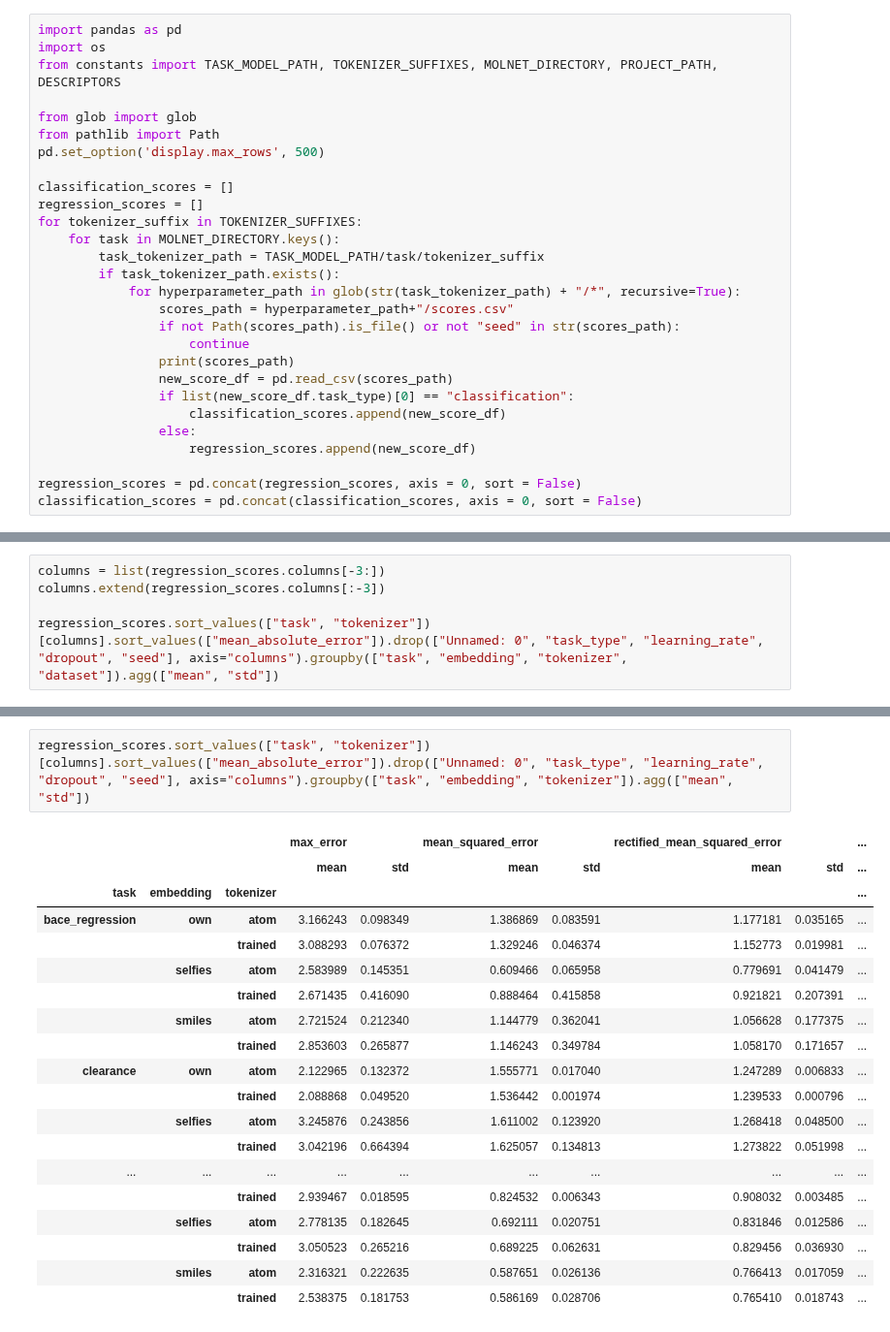
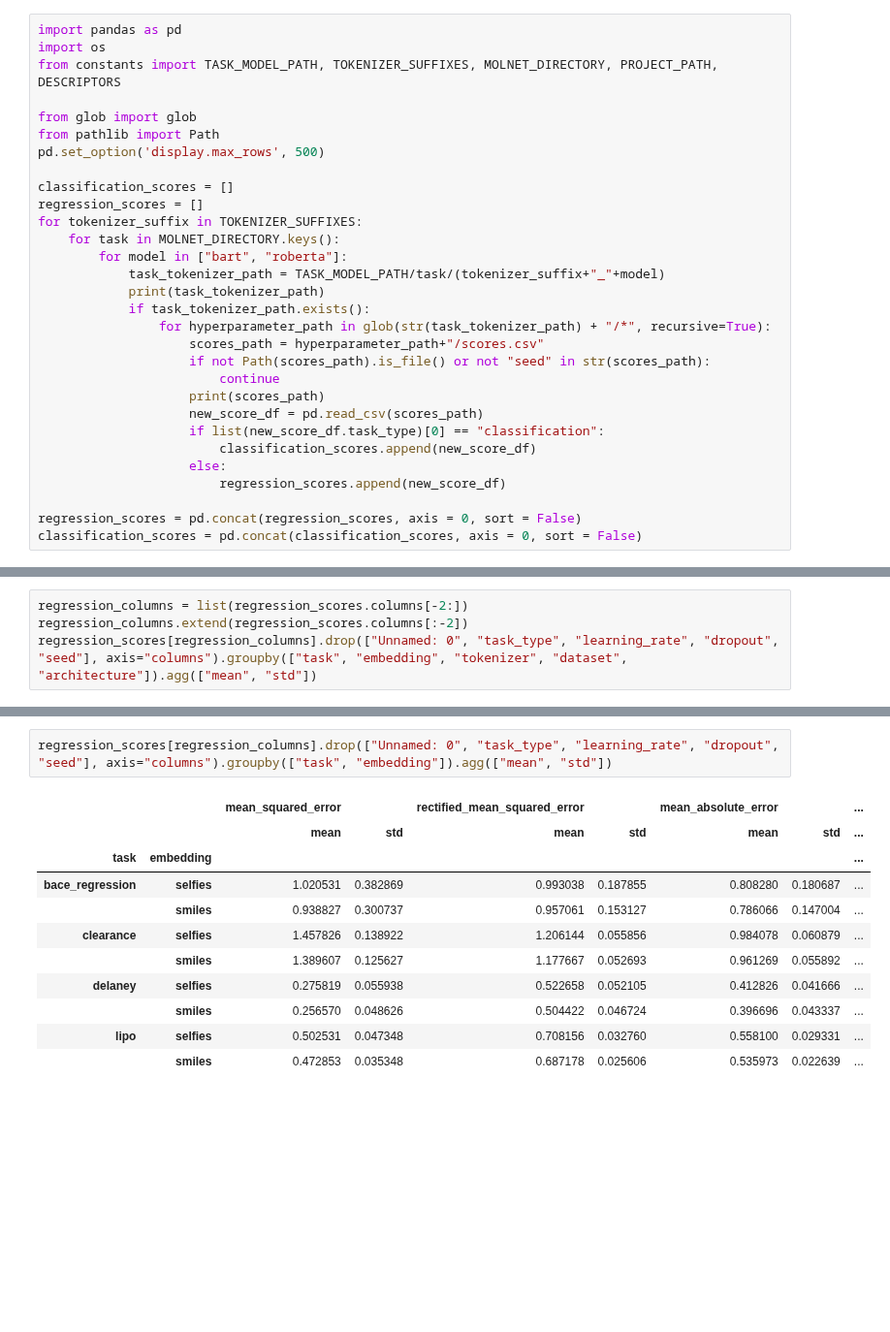
Before and after one commit to ibmm-unibe-ch/SMILES_or_SELFIES, a Jupyter notebook: Scoring_report_seeds.ipynb, the cells around one changed output, grey strips where cells are left out. Shown at 97% size. Cells and saved outputs as stored; diff of their text form; blank space fills up the shorter version.

```diff
--- a/Scoring_report_seeds.ipynb
+++ b/Scoring_report_seeds.ipynb
@@ -11,18 +14,20 @@ classification_scores = []
 regression_scores = []
 for tokenizer_suffix in TOKENIZER_SUFFIXES:
     for task in MOLNET_DIRECTORY.keys():
-        task_tokenizer_path = TASK_MODEL_PATH/task/tokenizer_suffix
-        if task_tokenizer_path.exists():
-            for hyperparameter_path in glob(str(task_tokenizer_path) + "/*", recursive=True):
-                scores_path = hyperparameter_path+"/scores.csv"
-                if not Path(scores_path).is_file() or not "seed" in str(scores_path):
-                    continue
-                print(scores_path)
-                new_score_df = pd.read_csv(scores_path)
-                if list(new_score_df.task_type)[0] == "classification":
-                    classification_scores.append(new_score_df)
-                else:
-                    regression_scores.append(new_score_df)
+        for model in ["bart", "roberta"]:
+            task_tokenizer_path = TASK_MODEL_PATH/task/(tokenizer_suffix+"_"+model)
+            print(task_tokenizer_path)
+            if task_tokenizer_path.exists():
+                for hyperparameter_path in glob(str(task_tokenizer_path) + "/*", recursive=True):
+                    scores_path = hyperparameter_path+"/scores.csv"
+                    if not Path(scores_path).is_file() or not "seed" in str(scores_path):
+                        continue
+                    print(scores_path)
+                    new_score_df = pd.read_csv(scores_path)
+                    if list(new_score_df.task_type)[0] == "classification":
+                        classification_scores.append(new_score_df)
+                    else:
+                        regression_scores.append(new_score_df)
 
 regression_scores = pd.concat(regression_scores, axis = 0, sort = False)
 classification_scores = pd.concat(classification_scores, axis = 0, sort = False)
@@ -47,6 +59,5 @@ classification_scores = pd.concat(classification_scores, axis = 0, sort = False)
 # %%
-columns = list(regression_scores.columns[-3:])
-columns.extend(regression_scores.columns[:-3])
-
-regression_scores.sort_values(["task", "tokenizer"])[columns].sort_values(["mean_absolute_error"]).drop(["Unnamed: 0", "task_type", "learning_rate", "dropout", "seed"], axis="columns").groupby(["task", "embedding", "tokenizer", "dataset"]).agg(["mean", "std"])
+regression_columns = list(regression_scores.columns[-2:])
+regression_columns.extend(regression_scores.columns[:-2])
+regression_scores[regression_columns].drop(["Unnamed: 0", "task_type", "learning_rate", "dropout", "seed"], axis="columns").groupby(["task", "embedding", "tokenizer", "dataset", "architecture"]).agg(["mean", "std"])
 # %% [output]
@@ -72,22 +85,14 @@ regression_scores.sort_values(["task", "tokenizer"])[columns].sort_values(["mean
 # %%
-regression_scores.sort_values(["task", "tokenizer"])[columns].sort_values(["mean_absolute_error"]).drop(["Unnamed: 0", "task_type", "learning_rate", "dropout", "seed"], axis="columns").groupby(["task", "embedding", "tokenizer"]).agg(["mean", "std"])
+regression_scores[regression_columns].drop(["Unnamed: 0", "task_type", "learning_rate", "dropout", "seed"], axis="columns").groupby(["task", "embedding"]).agg(["mean", "std"])
 # %% [output]
-|  |  |  | max_error |  | mean_squared_error |  | rectified_mean_squared_error |  | ... |
-|  |  |  | mean | std | mean | std | mean | std | ... |
-| task | embedding | tokenizer |  |  |  |  |  |  | ... |
-| bace_regression | own | atom | 3.166243 | 0.098349 | 1.386869 | 0.083591 | 1.177181 | 0.035165 | ... |
-|  |  | trained | 3.088293 | 0.076372 | 1.329246 | 0.046374 | 1.152773 | 0.019981 | ... |
-|  | selfies | atom | 2.583989 | 0.145351 | 0.609466 | 0.065958 | 0.779691 | 0.041479 | ... |
-|  |  | trained | 2.671435 | 0.416090 | 0.888464 | 0.415858 | 0.921821 | 0.207391 | ... |
-|  | smiles | atom | 2.721524 | 0.212340 | 1.144779 | 0.362041 | 1.056628 | 0.177375 | ... |
-|  |  | trained | 2.853603 | 0.265877 | 1.146243 | 0.349784 | 1.058170 | 0.171657 | ... |
-| clearance | own | atom | 2.122965 | 0.132372 | 1.555771 | 0.017040 | 1.247289 | 0.006833 | ... |
-|  |  | trained | 2.088868 | 0.049520 | 1.536442 | 0.001974 | 1.239533 | 0.000796 | ... |
-|  | selfies | atom | 3.245876 | 0.243856 | 1.611002 | 0.123920 | 1.268418 | 0.048500 | ... |
-|  |  | trained | 3.042196 | 0.664394 | 1.625057 | 0.134813 | 1.273822 | 0.051998 | ... |
-| ... | ... | ... | ... | ... | ... | ... | ... | ... | ... |
-|  |  | trained | 2.939467 | 0.018595 | 0.824532 | 0.006343 | 0.908032 | 0.003485 | ... |
-|  | selfies | atom | 2.778135 | 0.182645 | 0.692111 | 0.020751 | 0.831846 | 0.012586 | ... |
-|  |  | trained | 3.050523 | 0.265216 | 0.689225 | 0.062631 | 0.829456 | 0.036930 | ... |
-|  | smiles | atom | 2.316321 | 0.222635 | 0.587651 | 0.026136 | 0.766413 | 0.017059 | ... |
-|  |  | trained | 2.538375 | 0.181753 | 0.586169 | 0.028706 | 0.765410 | 0.018743 | ... |
+|  |  | mean_squared_error |  | rectified_mean_squared_error |  | mean_absolute_error |  | ... |
+|  |  | mean | std | mean | std | mean | std | ... |
+| task | embedding |  |  |  |  |  |  | ... |
+| bace_regression | selfies | 1.020531 | 0.382869 | 0.993038 | 0.187855 | 0.808280 | 0.180687 | ... |
+|  | smiles | 0.938827 | 0.300737 | 0.957061 | 0.153127 | 0.786066 | 0.147004 | ... |
+| clearance | selfies | 1.457826 | 0.138922 | 1.206144 | 0.055856 | 0.984078 | 0.060879 | ... |
+|  | smiles | 1.389607 | 0.125627 | 1.177667 | 0.052693 | 0.961269 | 0.055892 | ... |
+| delaney | selfies | 0.275819 | 0.055938 | 0.522658 | 0.052105 | 0.412826 | 0.041666 | ... |
+|  | smiles | 0.256570 | 0.048626 | 0.504422 | 0.046724 | 0.396696 | 0.043337 | ... |
+| lipo | selfies | 0.502531 | 0.047348 | 0.708156 | 0.032760 | 0.558100 | 0.029331 | ... |
+|  | smiles | 0.472853 | 0.035348 | 0.687178 | 0.025606 | 0.535973 | 0.022639 | ... |
```
Also changed, not shown: parts of 28 cells of this notebook, 21 other files.
